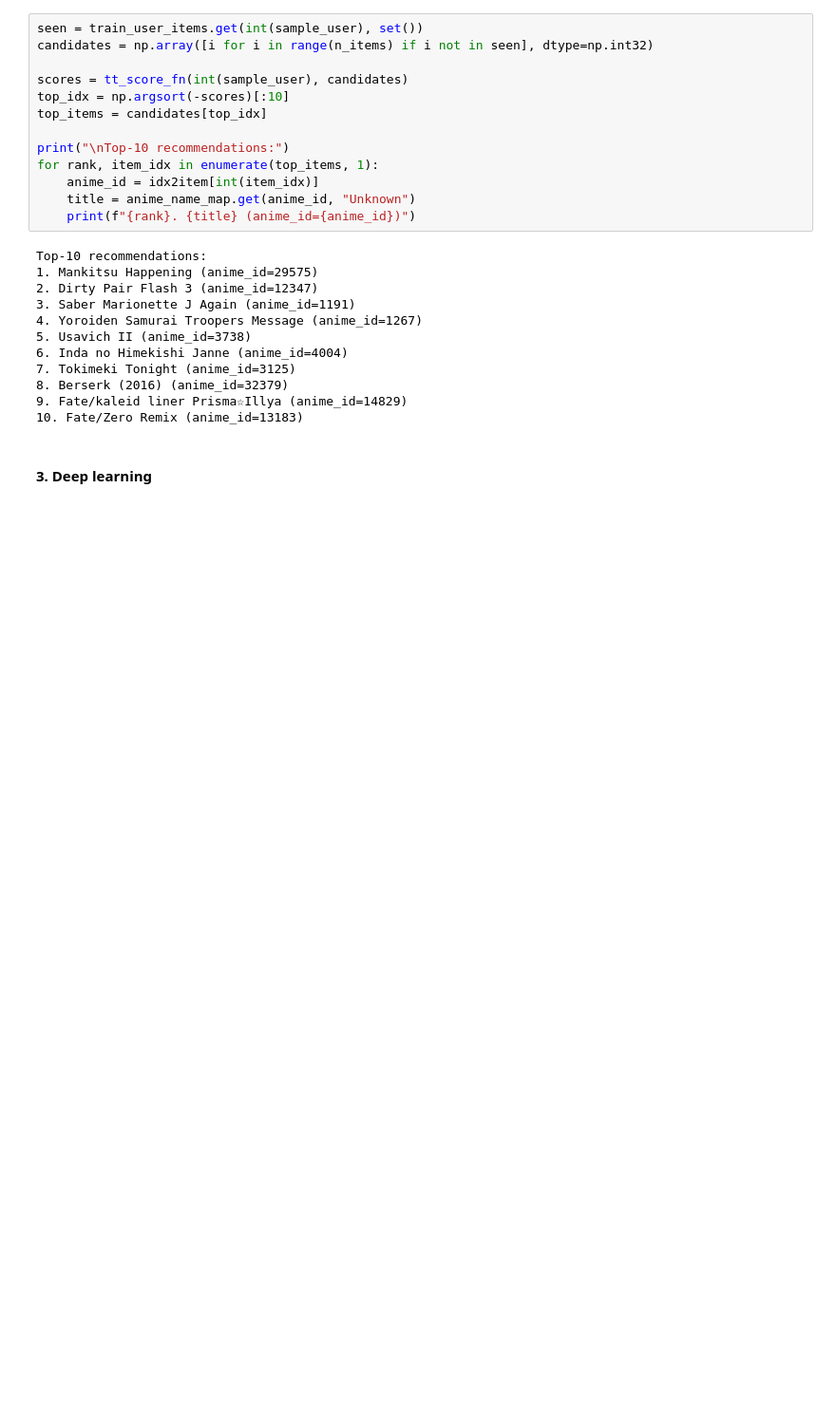
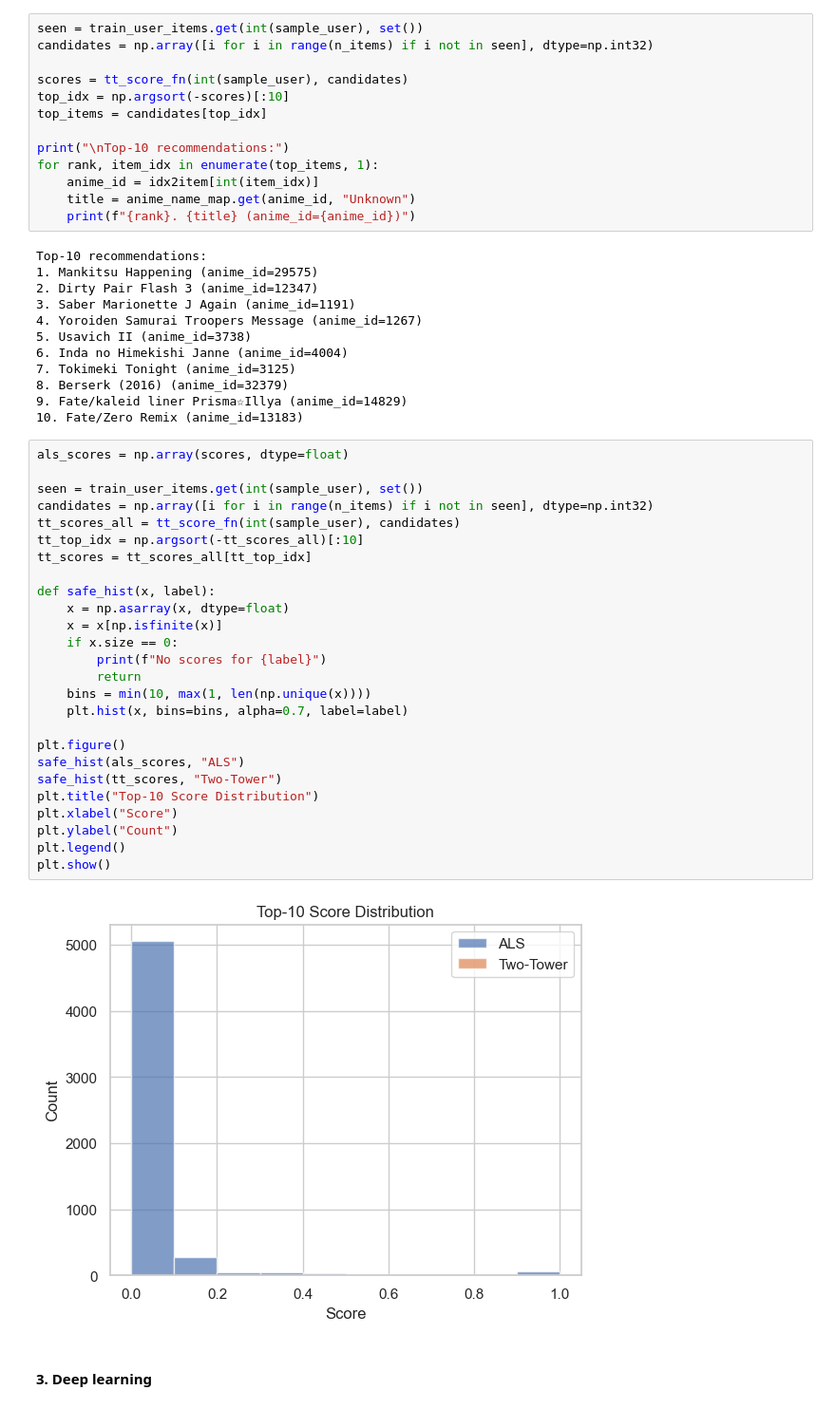
Before and after one commit to natalija529/web-mining, a Jupyter notebook: main.ipynb, the cells around one changed output. Shown at 95% size. Drawn from its saved outputs; the diff is of its cells as text; blank space fills up the shorter version.

```diff
--- a/main.ipynb
+++ b/main.ipynb
@@ -915,6 +919,34 @@ Top-10 recommendations:
 8. Berserk (2016) (anime_id=32379)
 9. Fate/kaleid liner Prisma☆Illya (anime_id=14829)
 10. Fate/Zero Remix (anime_id=13183)
+# %%
+als_scores = np.array(scores, dtype=float)
+
+seen = train_user_items.get(int(sample_user), set())
+candidates = np.array([i for i in range(n_items) if i not in seen], dtype=np.int32)
+tt_scores_all = tt_score_fn(int(sample_user), candidates)
+tt_top_idx = np.argsort(-tt_scores_all)[:10]
+tt_scores = tt_scores_all[tt_top_idx]
+
+def safe_hist(x, label):
+    x = np.asarray(x, dtype=float)
+    x = x[np.isfinite(x)]
+    if x.size == 0:
+        print(f"No scores for {label}")
+        return
+    bins = min(10, max(1, len(np.unique(x))))
+    plt.hist(x, bins=bins, alpha=0.7, label=label)
+
+plt.figure()
+safe_hist(als_scores, "ALS")
+safe_hist(tt_scores, "Two-Tower")
+plt.title("Top-10 Score Distribution")
+plt.xlabel("Score")
+plt.ylabel("Count")
+plt.legend()
+plt.show()
+# %% [output]
+[figure, added]
 # %% [markdown]
 #### 3. Deep learning
 # %% [markdown]
```
Also changed, not shown: parts of 1 cell of this notebook.
